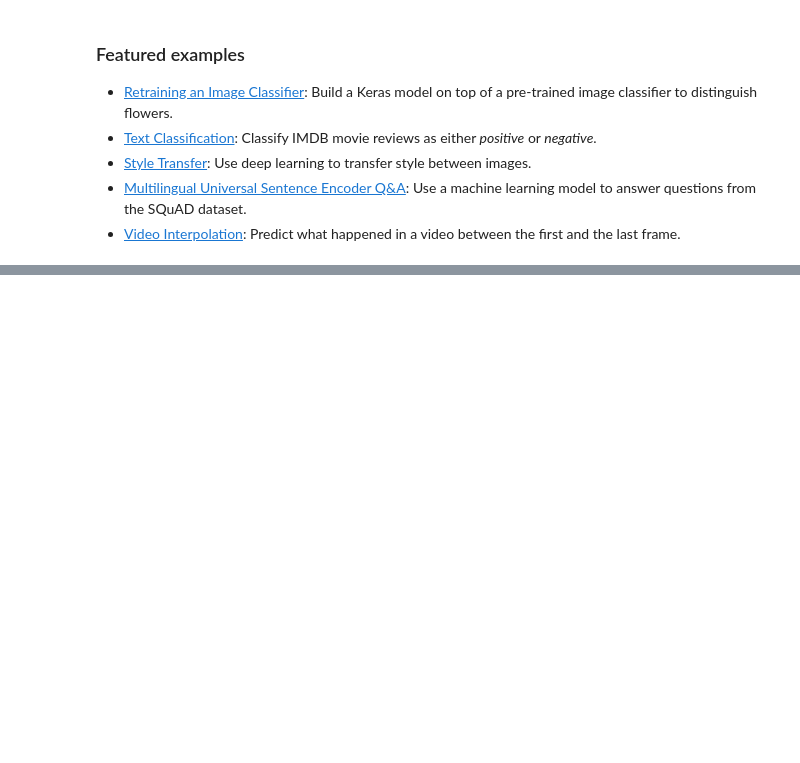
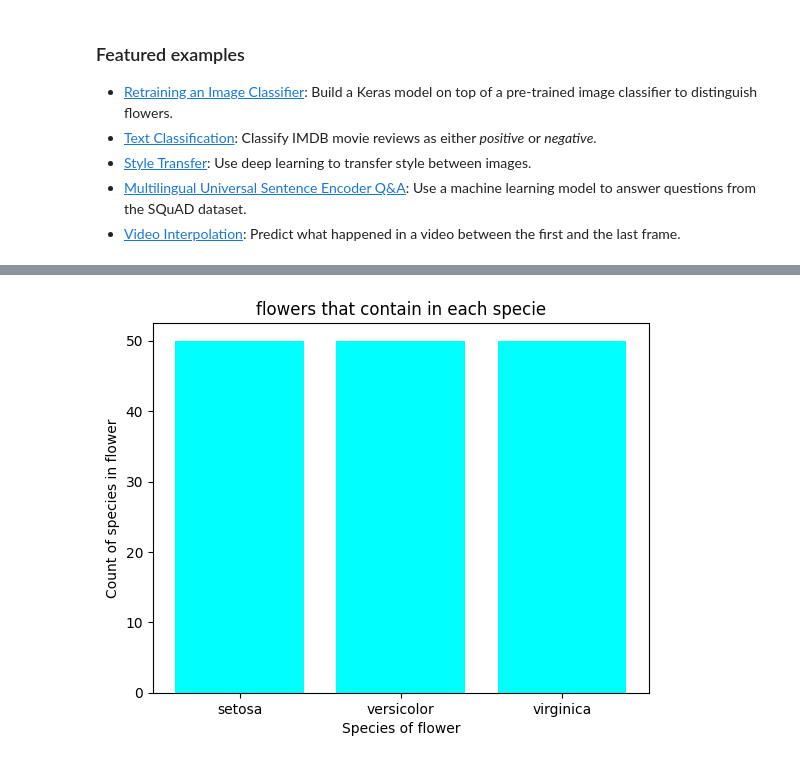
Before and after one commit to samarthkerur08/repo2, a Jupyter notebook: Welcome_To_Colab.ipynb, the cells around one changed output, grey strips where cells are left out. Saved outputs shown, nothing was run; the diff lists cells and outputs as text; code cells hidden in the pictures; blank space fills up the shorter version.

```diff
--- a/Welcome_To_Colab.ipynb
+++ b/Welcome_To_Colab.ipynb
@@ -223,0 +229,6 @@ plt.show()
+# %%
+import pandas as pd
+import matplotlib.pyplot as plt
+df=pd.read_csv('/content/iriss.csv',names=['sepal_length','sepal_width','petal_length','petal_width','species'])
+df.tail()
+df.describe()
@@ -223,0 +241,11 @@ plt.show()
+# %%
+import pandas as pd
+import matplotlib.pyplot as plt
+species_counts=df['species'].value_counts()
+plt.bar(species_counts.index,species_counts.values,color='cyan')
+plt.title("flowers that contain in each specie")
+plt.xlabel("Species of flower")
+plt.ylabel("Count of species in flower")
+plt.grid(False)
+# %% [output]
+[figure, added]
```
Also changed, not shown: parts of 7 cells of this notebook.
